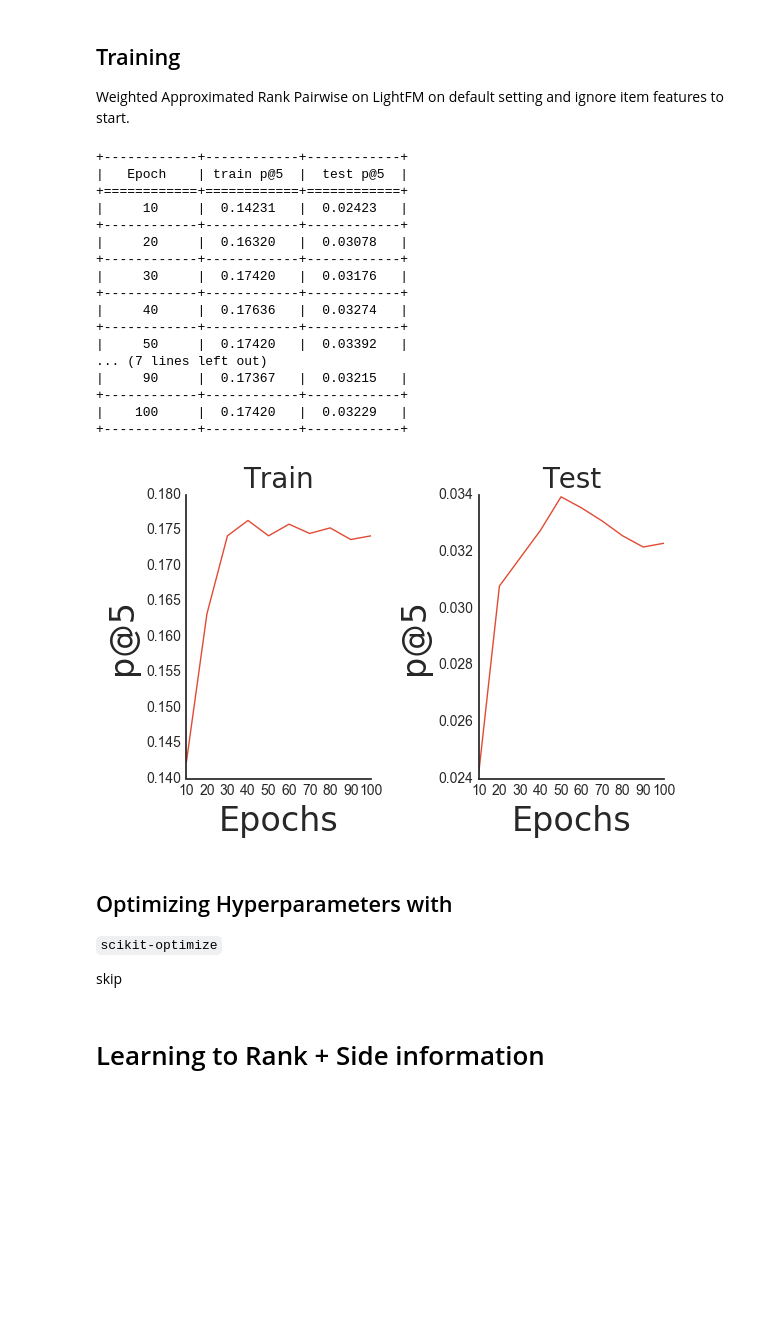
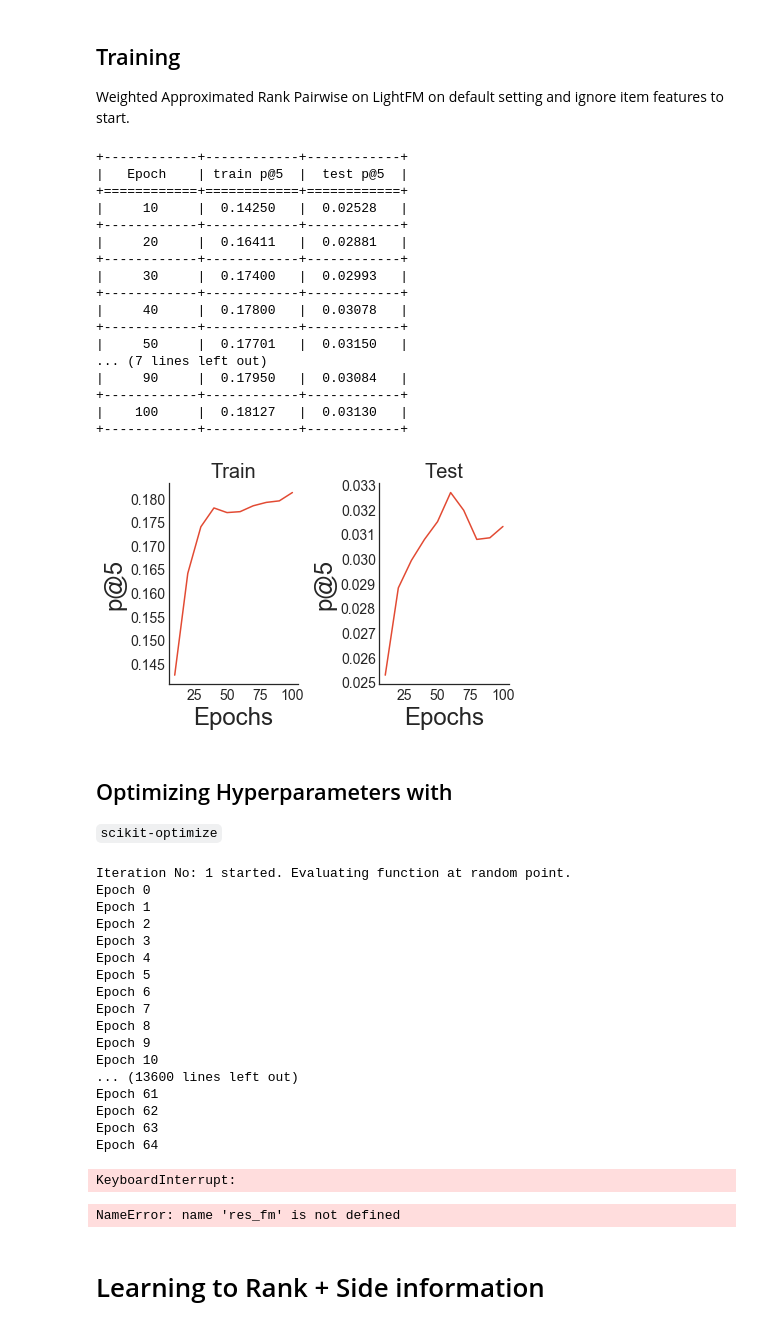
Before and after one commit to 000Nelson000/PlayRecommendSystem, a Jupyter notebook: 04_lightFM.ipynb, the cells around one changed output. Cells and saved outputs as stored; diff of their text form; code cells hidden in the pictures; blank space fills up the shorter version.

Commit message:
03,04 implicit,learn to rank added

```diff
--- a/04_lightFM.ipynb
+++ b/04_lightFM.ipynb
@@ -205,58 +197,56 @@ model.fit(train,epochs=0);
 iterarray = range(10,110,10)
 
 model, train_patk, test_patk = patk_learning_curve(
-    model, train, test, eval_train, iterarray, k=5, **{'num_threads': 1}
+    model, train, test, eval_train, iterarray, k=5, **{'num_threads': 4}
 )
 # %% [output]
 +------------+------------+------------+
 |   Epoch    | train p@5  |  test p@5  |
 +============+============+============+
-|     10     |  0.14231   |  0.02423   |
+|     10     |  0.14250   |  0.02528   |
 +------------+------------+------------+
-|     20     |  0.16320   |  0.03078   |
+|     20     |  0.16411   |  0.02881   |
 +------------+------------+------------+
-|     30     |  0.17420   |  0.03176   |
+|     30     |  0.17400   |  0.02993   |
 +------------+------------+------------+
-|     40     |  0.17636   |  0.03274   |
+|     40     |  0.17800   |  0.03078   |
 +------------+------------+------------+
-|     50     |  0.17420   |  0.03392   |
+|     50     |  0.17701   |  0.03150   |
 ... (7 lines left out)
-|     90     |  0.17367   |  0.03215   |
+|     90     |  0.17950   |  0.03084   |
 +------------+------------+------------+
-|    100     |  0.17420   |  0.03229   |
+|    100     |  0.18127   |  0.03130   |
 +------------+------------+------------+
 # %%
 import seaborn as sns
 sns.set_style('white')
 # ?sns.set_style
 def plot_patk(iterarray, patk,
               title, k=5):
     plt.plot(iterarray, patk);
     plt.title(title, fontsize=20);
     plt.xlabel('Epochs', fontsize=24);
     plt.ylabel('p@{}'.format(k), fontsize=24);
-    plt.xticks(fontsize=10);
-    plt.yticks(fontsize=10);
+    plt.xticks(fontsize=14);
+    plt.yticks(fontsize=14);
 
 # Plot train on left
 ax = plt.subplot(1, 2, 1)
 fig = ax.get_figure();
 sns.despine(fig);
 plot_patk(iterarray, train_patk,
          'Train', k=5)
 
 # Plot test on right
 ax = plt.subplot(1, 2, 2)
 fig = ax.get_figure();
 sns.despine(fig);
 plot_patk(iterarray, test_patk,
          'Test', k=5)
 
 plt.tight_layout();
 # %% [output]
-[figure, old version]
+[figure, new version]
 # %% [markdown]
 ## Optimizing Hyperparameters with
 `scikit-optimize`
-
-skip
@@ -263,3 +282,40 @@ skip
+# %%
+space = [(1, 260), # epochs
+         (10**-4, 1.0, 'log-uniform'), # learning_rate
+         (20, 200), # no_components
+         (10**-6, 10**-1, 'log-uniform'), # alpha
+        ]
+
+res_fm = forest_minimize(objective, space, n_calls=250,
+                     random_state=0,
+                     verbose=True)
+# %% [output]
+Iteration No: 1 started. Evaluating function at random point.
+Epoch 0
+Epoch 1
+Epoch 2
+Epoch 3
+Epoch 4
+Epoch 5
+Epoch 6
+Epoch 7
+Epoch 8
+Epoch 9
+Epoch 10
+... (13600 lines left out)
+Epoch 61
+Epoch 62
+Epoch 63
+Epoch 64
+KeyboardInterrupt:
+# %%
+print('Maximimum p@k found: {:6.5f}'.format(-res_fm.fun))
+print('Optimal parameters:')
+params = ['epochs', 'learning_rate', 'no_components', 'alpha']
+for (p, x_) in zip(params, res_fm.x):
+    print('{}: {}'.format(p, x_))
+# %% [output]
+NameError: name 'res_fm' is not defined
 # %% [markdown]
 # Learning to Rank + Side information
 # %%
```
Also changed, not shown: parts of 4 cells of this notebook, 2 other files.
